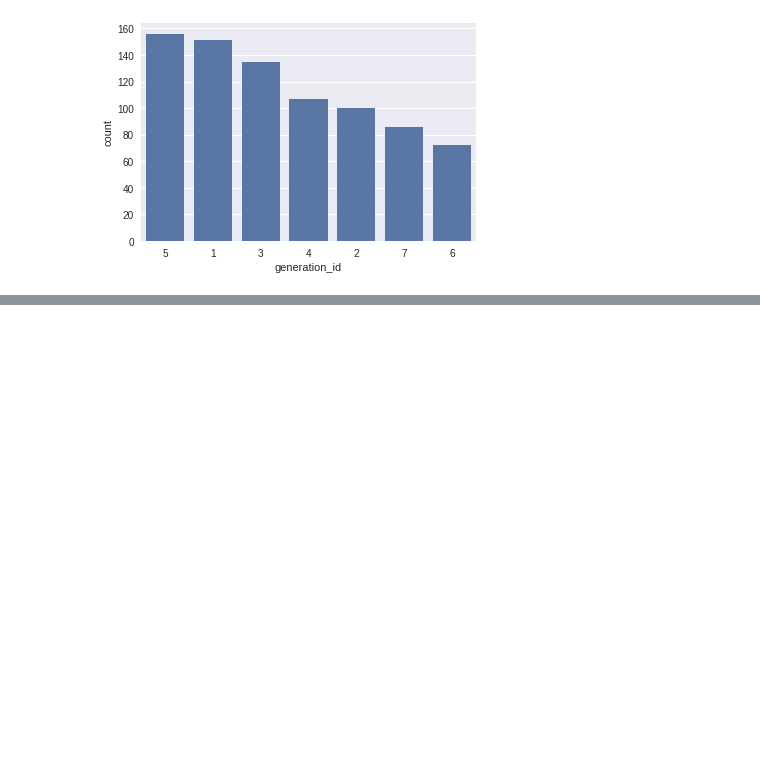
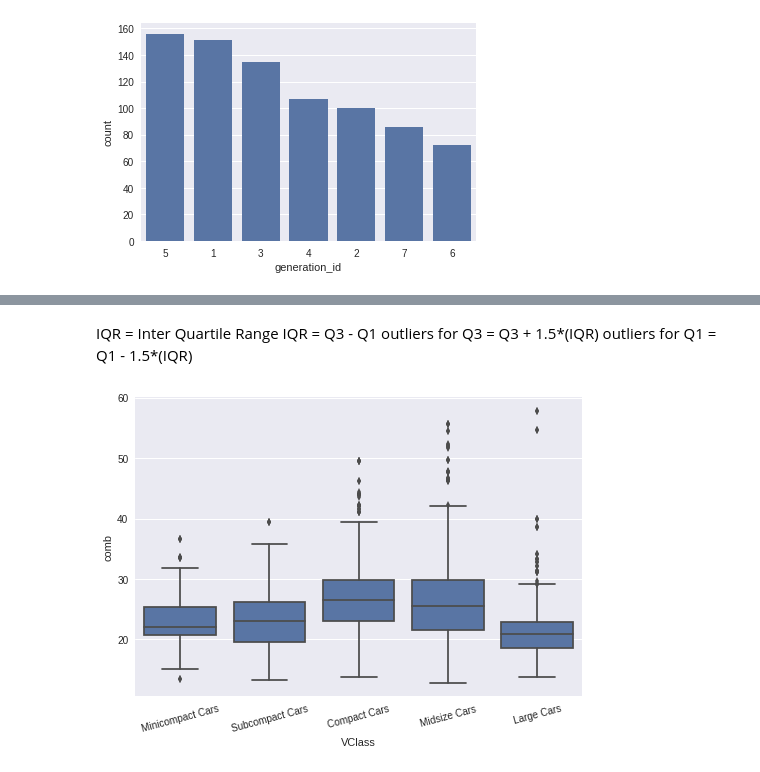
Before and after one commit to classofai/AIPND, a Jupyter notebook: Matplotlib/Matplotlib.ipynb, the cells around one changed output, grey strips where cells are left out. Saved outputs shown, nothing was run; the diff lists cells and outputs as text; code cells hidden in the pictures; blank space fills up the shorter version.

```diff
--- a/Matplotlib/Matplotlib.ipynb
+++ b/Matplotlib/Matplotlib.ipynb
@@ -53,0 +82,11 @@ sb.countplot(data = pokemon, x = 'generation_id', color=sb.color_palette()[0], o
+# %% [markdown]
+IQR = Inter Quartile Range
+IQR = Q3 - Q1
+outliers for Q3 = Q3 + 1.5*(IQR)
+outliers for Q1 = Q1 - 1.5*(IQR)
+# %%
+base_color = sb.color_palette()[0]
+sb.boxplot(data = fuel_econ, x = 'VClass', y = 'comb', color=base_color)
+plt.xticks(rotation = 15);
+# %% [output]
+[figure, added]
```
Also changed, not shown: parts of 5 cells of this notebook.
